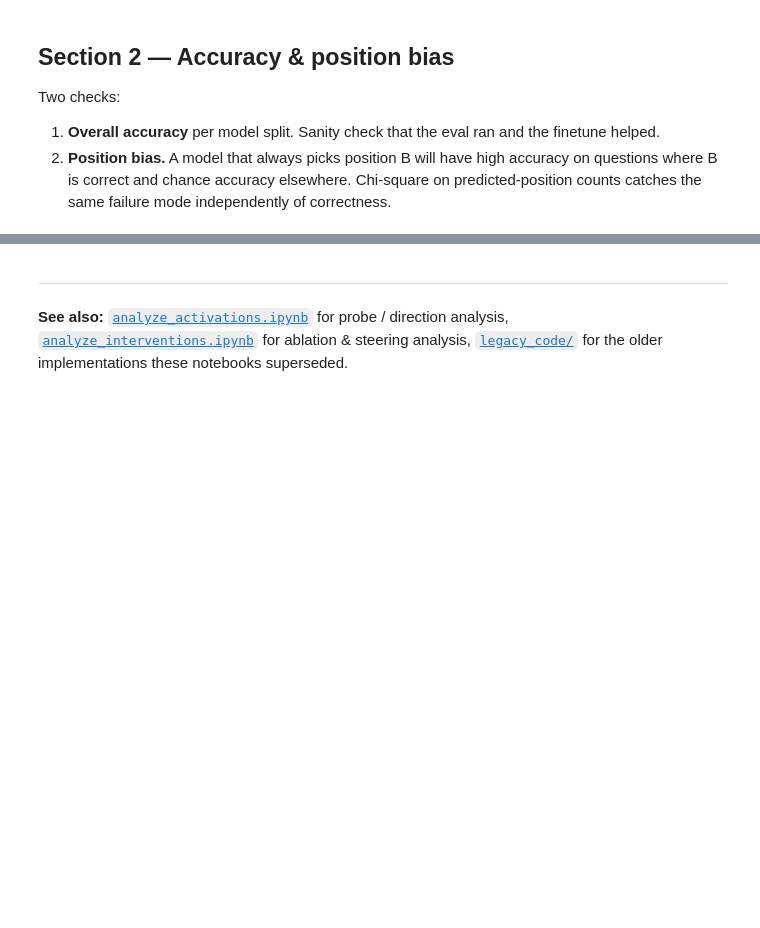
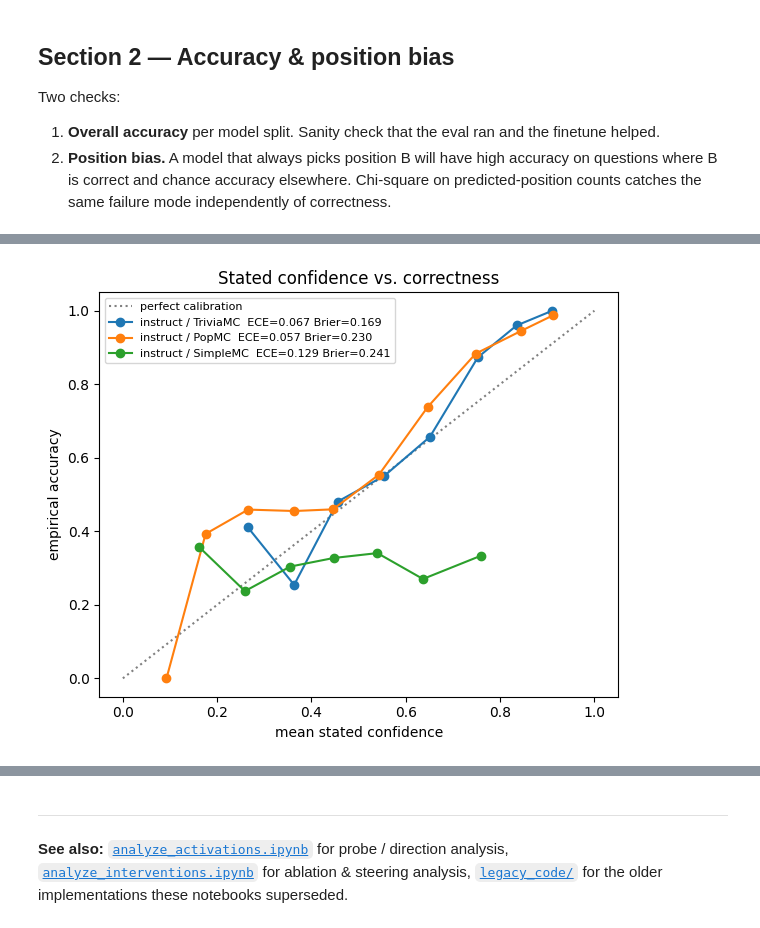
Before and after one commit to tristan-day-research/llm-metacognition, a Jupyter notebook: analysis/analyze_performance.ipynb, the cells around one changed output, grey strips where cells are left out. Cells and saved outputs as stored; diff of their text form; code cells hidden in the pictures; blank space fills up the shorter version.

```diff
--- a/analysis/analyze_performance.ipynb
+++ b/analysis/analyze_performance.ipynb
@@ -175,0 +311,25 @@ for df, label in [(df_base, 'base'), (df_ft, 'finetuned')]:
+# %%
+# --- 2. Stated confidence vs. correctness (reliability diagram, overlaid) ---
+fig, ax = plt.subplots(figsize=(6, 5))
+ax.plot([0, 1], [0, 1], color='gray', linestyle=':', label='perfect calibration')
+for lbl, r in runs.items():
+    df = r["df"]
+    if 'expected_confidence' not in df.columns:
+        continue
+    valid = df.dropna(subset=['expected_confidence', 'is_correct'])
+    if valid.empty:
+        continue
+    conf = valid['expected_confidence'].to_numpy()
+    correct = valid['is_correct'].astype(float).to_numpy()
+    tab = calibration_table(conf, correct)
+    ece = expected_calibration_error(conf, correct)
+    brier = brier_score(conf, correct)
+    if not tab.empty:
+        ax.plot(tab['mean_conf'], tab['accuracy'], 'o-',
+                label=f'{lbl}  ECE={ece:.3f} Brier={brier:.3f}')
+ax.set_xlabel('mean stated confidence')
+ax.set_ylabel('empirical accuracy')
+ax.set_title('Stated confidence vs. correctness')
+ax.legend(fontsize=8); plt.tight_layout(); plt.show()
+# %% [output]
+[figure, added]
```
Also changed, not shown: parts of 23 cells of this notebook, 14 other files.
